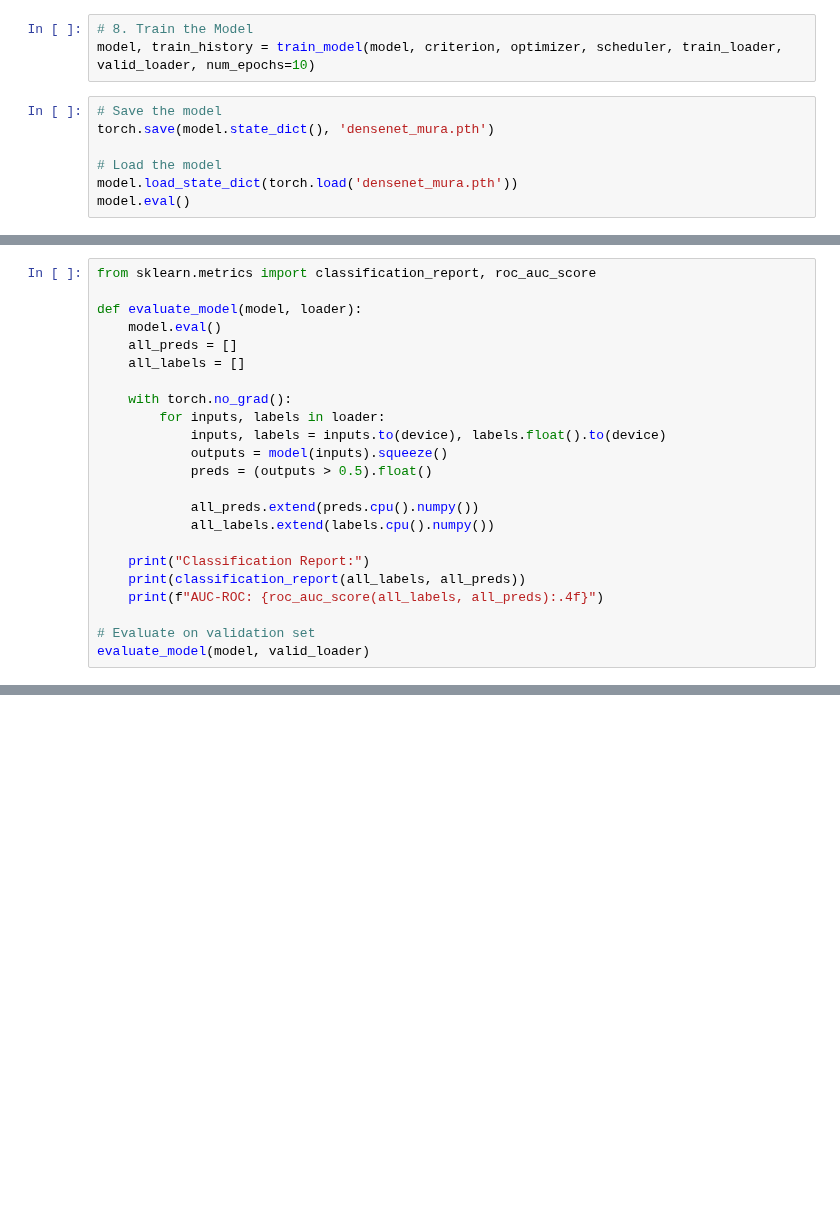
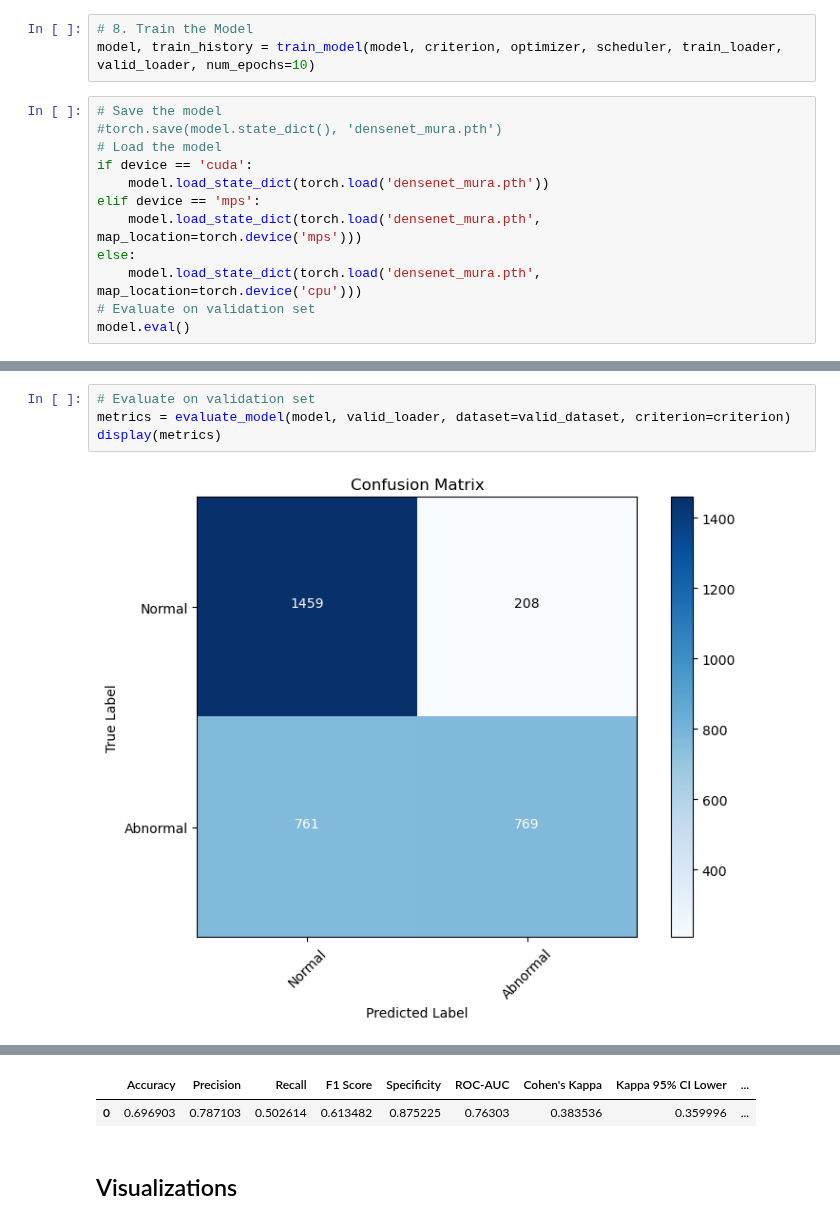
Before and after one commit to karkir0003/BoneawareAI, a Jupyter notebook: notebooks/BoneawareAI.ipynb, the cells around one changed output, grey strips where cells are left out. Saved outputs shown, nothing was run; the diff lists cells and outputs as text; blank space fills up the shorter version.

```diff
--- a/notebooks/BoneawareAI.ipynb
+++ b/notebooks/BoneawareAI.ipynb
@@ -387,8 +404,13 @@ def train_model(model, criterion, optimizer, scheduler, train_loader, valid_load
 model, train_history = train_model(model, criterion, optimizer, scheduler, train_loader, valid_loader, num_epochs=10)
 # %%
 # Save the model
-torch.save(model.state_dict(), 'densenet_mura.pth')
-
+#torch.save(model.state_dict(), 'densenet_mura.pth')
 # Load the model
-model.load_state_dict(torch.load('densenet_mura.pth'))
+if device == 'cuda':
+    model.load_state_dict(torch.load('densenet_mura.pth'))
+elif device == 'mps':
+    model.load_state_dict(torch.load('densenet_mura.pth', map_location=torch.device('mps')))
+else:
+    model.load_state_dict(torch.load('densenet_mura.pth', map_location=torch.device('cpu')))
+# Evaluate on validation set
 model.eval()
@@ -395,23 +435,6 @@ model.eval()
-# %%
-from sklearn.metrics import classification_report, roc_auc_score
-
-def evaluate_model(model, loader):
-    model.eval()
-    all_preds = []
-    all_labels = []
-
-    with torch.no_grad():
-        for inputs, labels in loader:
-            inputs, labels = inputs.to(device), labels.float().to(device)
-            outputs = model(inputs).squeeze()
-            preds = (outputs > 0.5).float()
-
-            all_preds.extend(preds.cpu().numpy())
-            all_labels.extend(labels.cpu().numpy())
-
-    print("Classification Report:")
-    print(classification_report(all_labels, all_preds))
-    print(f"AUC-ROC: {roc_auc_score(all_labels, all_preds):.4f}")
-
-# Evaluate on validation set
-evaluate_model(model, valid_loader)
+# %%
+# Evaluate on validation set
+metrics = evaluate_model(model, valid_loader, dataset=valid_dataset, criterion=criterion)
+display(metrics)
+# %% [output]
+[figure, added]
@@ -417,0 +459,4 @@ evaluate_model(model, valid_loader)
+|  | Accuracy | Precision | Recall | F1 Score | Specificity | ROC-AUC | Cohen's Kappa | Kappa 95% CI Lower | ... |
+| 0 | 0.696903 | 0.787103 | 0.502614 | 0.613482 | 0.875225 | 0.76303 | 0.383536 | 0.359996 | ... |
+# %% [markdown]
+## Visualizations
```
Also changed, not shown: parts of 9 cells of this notebook, 2 other files.
